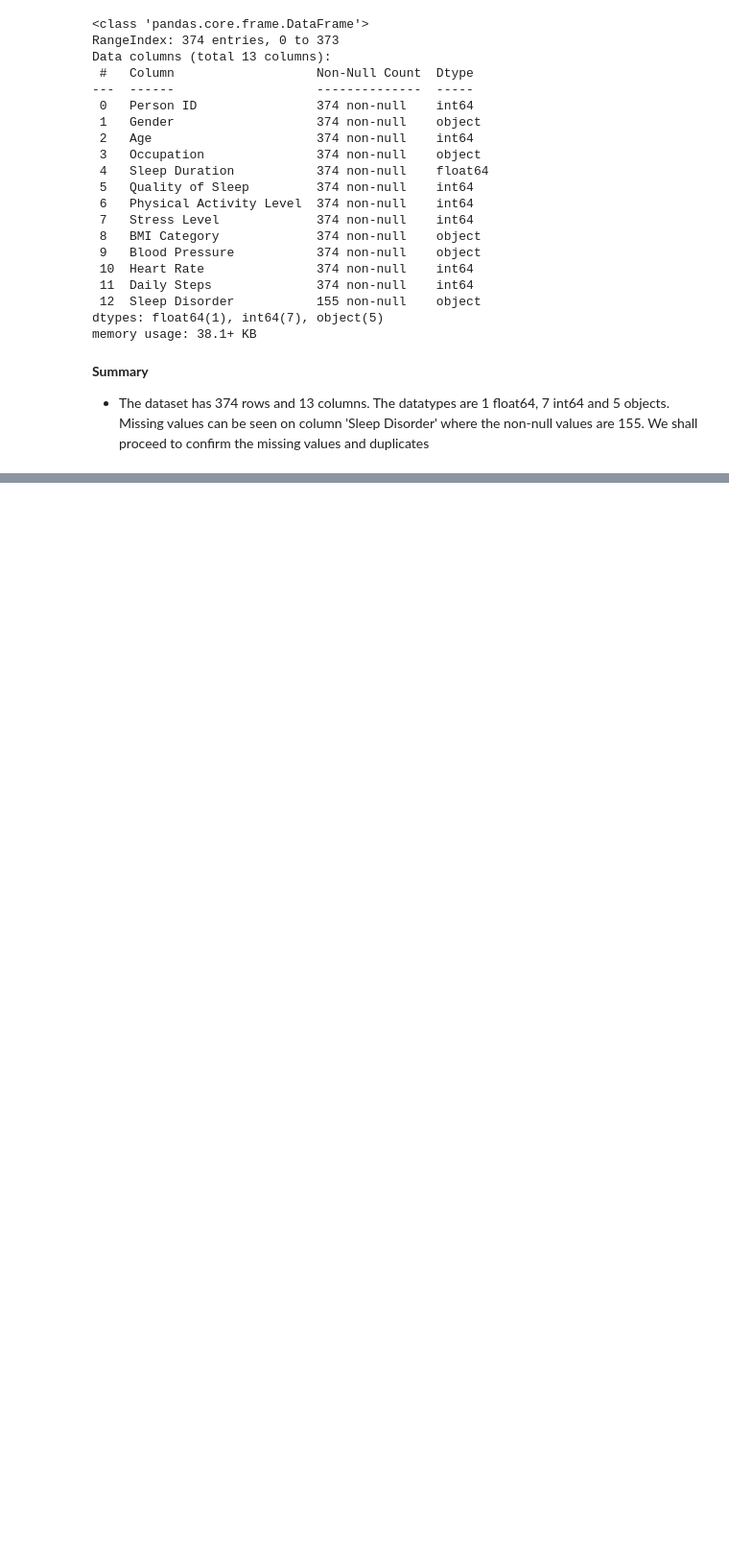
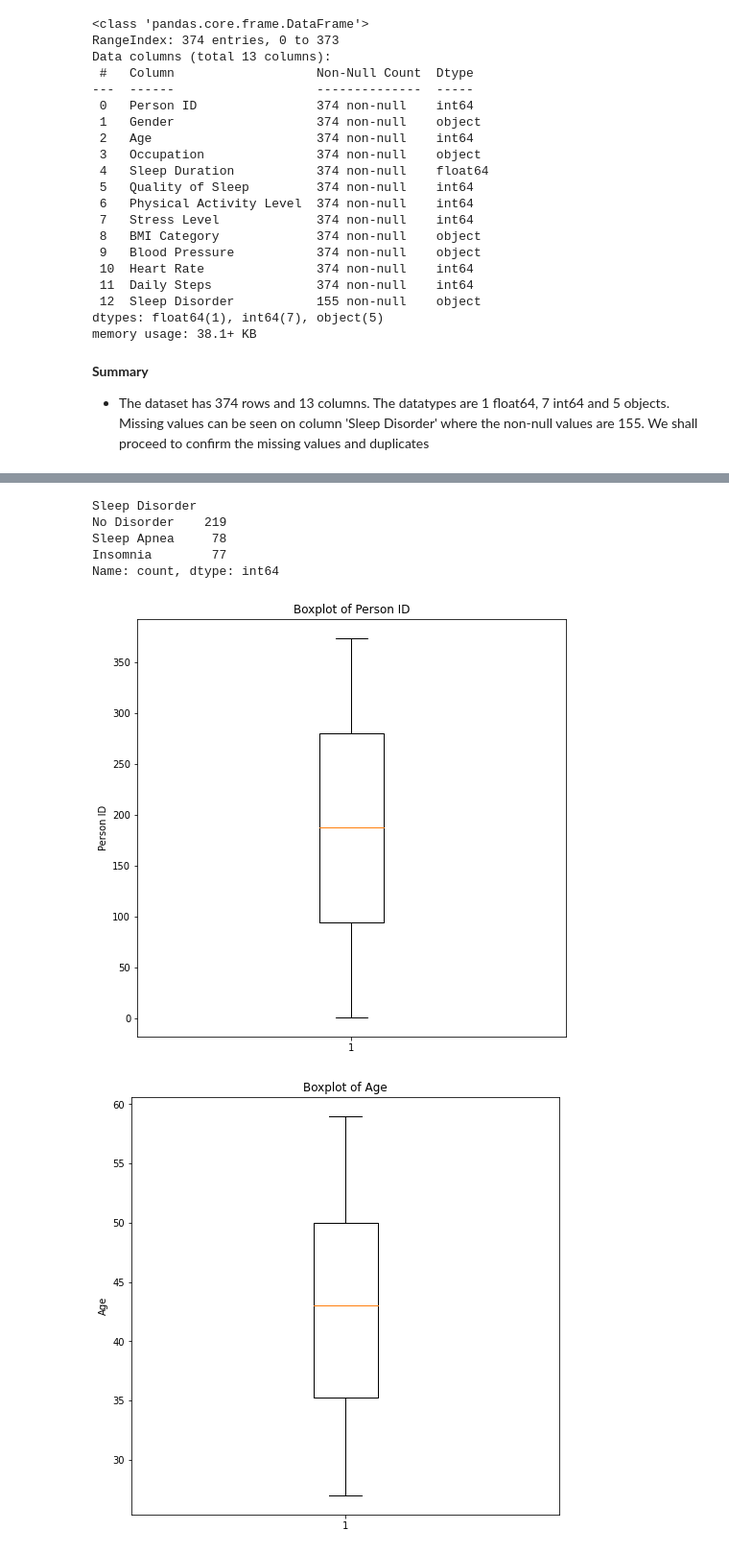
Before and after one commit to jgatharia/Health_and_Sleep_Relation_Project, a Jupyter notebook: health_and_wellness.ipynb, the cells around one changed output, grey strips where cells are left out. Shown at 96% size. Cells and saved outputs as stored; diff of their text form; code cells hidden in the pictures; blank space fills up the shorter version.

```diff
--- a/health_and_wellness.ipynb
+++ b/health_and_wellness.ipynb
@@ -79,0 +158,22 @@ memory usage: 38.1+ KB
+# %%
+#Fill the null values with 'No Disorder' as a placeholder
+health_wellness_df['Sleep Disorder'] = health_wellness_df['Sleep Disorder'].fillna('No Disorder')
+health_wellness_df['Sleep Disorder'].value_counts() #Confirmed the placeholder strings are in place
+# %% [output]
+Sleep Disorder
+No Disorder    219
+Sleep Apnea     78
+Insomnia        77
+Name: count, dtype: int64
+# %%
+#Confirm whether we have outliers
+numeric_cols = health_wellness_df.select_dtypes('number')
+for col in numeric_cols:
+    fig, ax = plt.subplots(figsize=(8,8))
+    plt.boxplot(health_wellness_df[col])
+    plt.ylabel(col)
+    plt.title(f'Boxplot of {col}')
+    plt.show;
+# %% [output]
+[figure, added]
+[figure, added]
```
Also changed, not shown: parts of 18 cells of this notebook.
